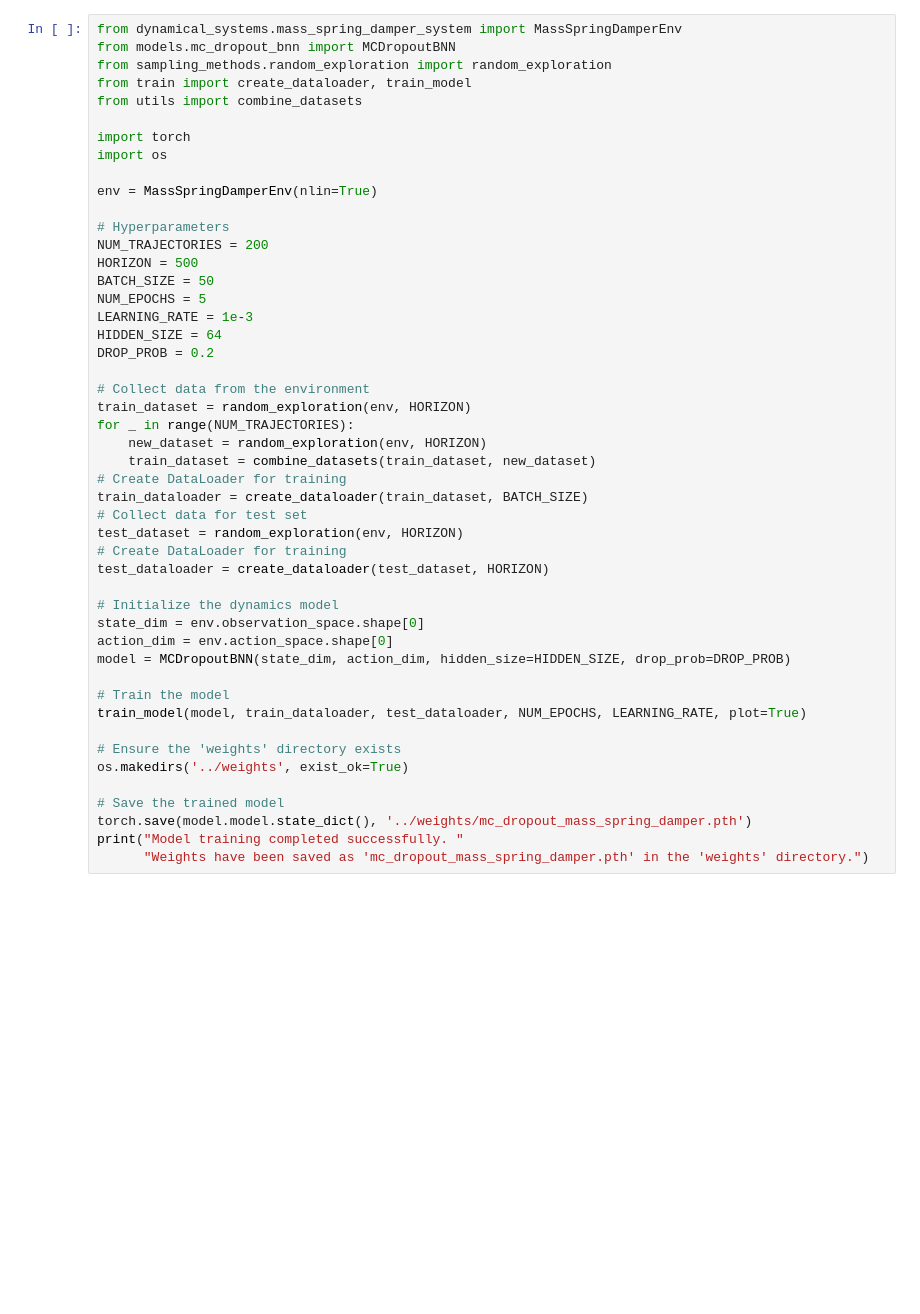
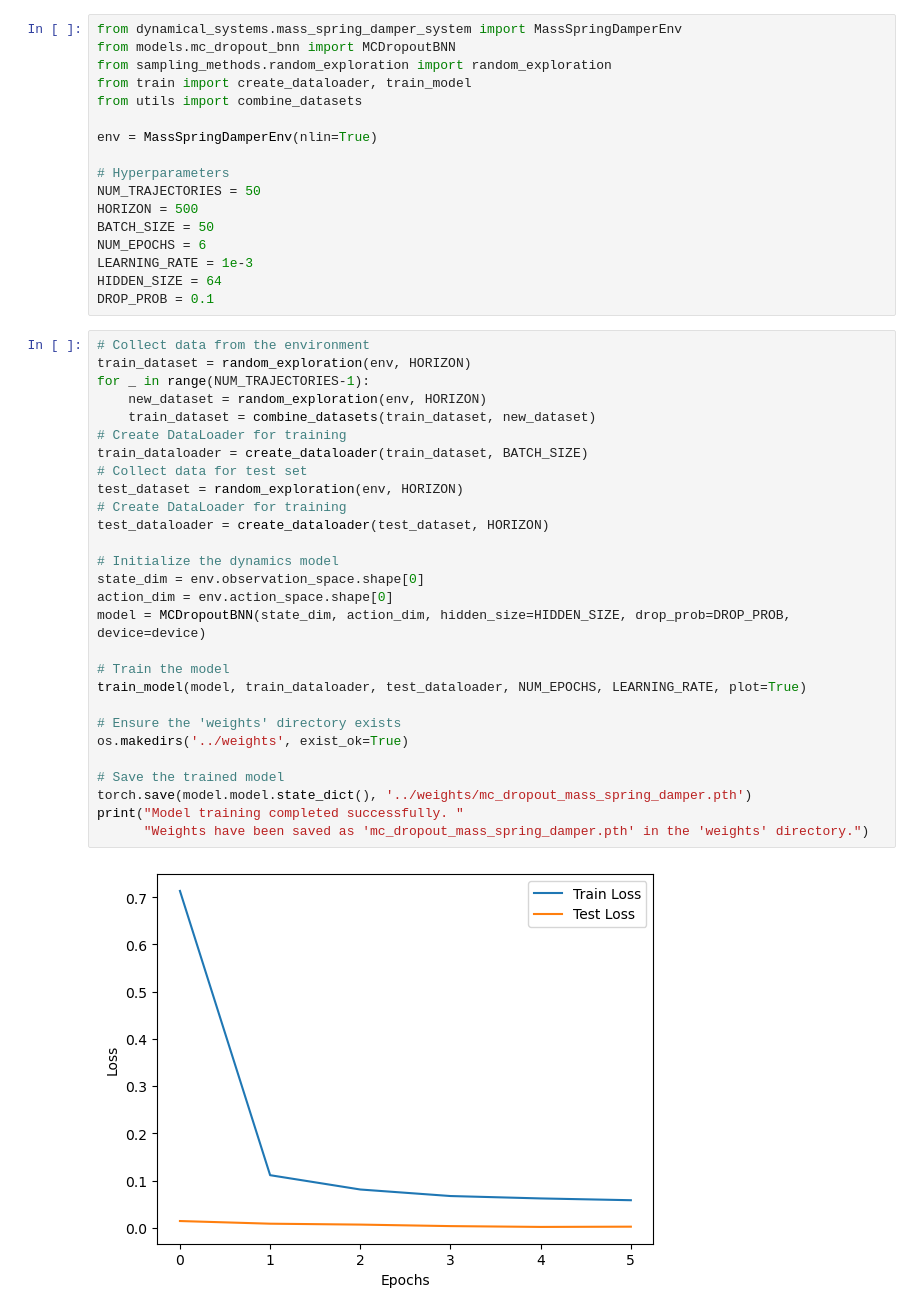
Before and after one commit to bensturgis/tum-adlr-10, a Jupyter notebook: experiments/train_mc_dropout.ipynb, the cells around one changed output. Cells and saved outputs as stored; diff of their text form; blank space fills up the shorter version.

```diff
--- a/experiments/train_mc_dropout.ipynb
+++ b/experiments/train_mc_dropout.ipynb
@@ -7,49 +12,47 @@ sys.path.append(os.path.abspath(".."))
+# %%
+from dynamical_systems.mass_spring_damper_system import MassSpringDamperEnv
+from models.mc_dropout_bnn import MCDropoutBNN
+from sampling_methods.random_exploration import random_exploration
+from train import create_dataloader, train_model
+from utils import combine_datasets
+
+env = MassSpringDamperEnv(nlin=True)
+
+# Hyperparameters
+NUM_TRAJECTORIES = 50
+HORIZON = 500
+BATCH_SIZE = 50
+NUM_EPOCHS = 6
+LEARNING_RATE = 1e-3
+HIDDEN_SIZE = 64
+DROP_PROB = 0.1
 # %%
-from dynamical_systems.mass_spring_damper_system import MassSpringDamperEnv
-from models.mc_dropout_bnn import MCDropoutBNN
-from sampling_methods.random_exploration import random_exploration
-from train import create_dataloader, train_model
-from utils import combine_datasets
-
-import torch
-import os
-
-env = MassSpringDamperEnv(nlin=True)
-
-# Hyperparameters
-NUM_TRAJECTORIES = 200
-HORIZON = 500
-BATCH_SIZE = 50
-NUM_EPOCHS = 5
-LEARNING_RATE = 1e-3
-HIDDEN_SIZE = 64
-DROP_PROB = 0.2
-
 # Collect data from the environment
 train_dataset = random_exploration(env, HORIZON)
-for _ in range(NUM_TRAJECTORIES):
+for _ in range(NUM_TRAJECTORIES-1):
     new_dataset = random_exploration(env, HORIZON)
     train_dataset = combine_datasets(train_dataset, new_dataset)
 # Create DataLoader for training
 train_dataloader = create_dataloader(train_dataset, BATCH_SIZE)
 # Collect data for test set
 test_dataset = random_exploration(env, HORIZON)
 # Create DataLoader for training
 test_dataloader = create_dataloader(test_dataset, HORIZON)
 
 # Initialize the dynamics model
 state_dim = env.observation_space.shape[0]
 action_dim = env.action_space.shape[0]
-model = MCDropoutBNN(state_dim, action_dim, hidden_size=HIDDEN_SIZE, drop_prob=DROP_PROB)
+model = MCDropoutBNN(state_dim, action_dim, hidden_size=HIDDEN_SIZE, drop_prob=DROP_PROB, device=device)
 
 # Train the model
 train_model(model, train_dataloader, test_dataloader, NUM_EPOCHS, LEARNING_RATE, plot=True)
 
 # Ensure the 'weights' directory exists
 os.makedirs('../weights', exist_ok=True)
 
 # Save the trained model
 torch.save(model.model.state_dict(), '../weights/mc_dropout_mass_spring_damper.pth')
 print("Model training completed successfully. "
       "Weights have been saved as 'mc_dropout_mass_spring_damper.pth' in the 'weights' directory.")
 # %% [output]
+[figure, added]
```
Also changed, not shown: parts of 4 cells of this notebook, 5 other files.
